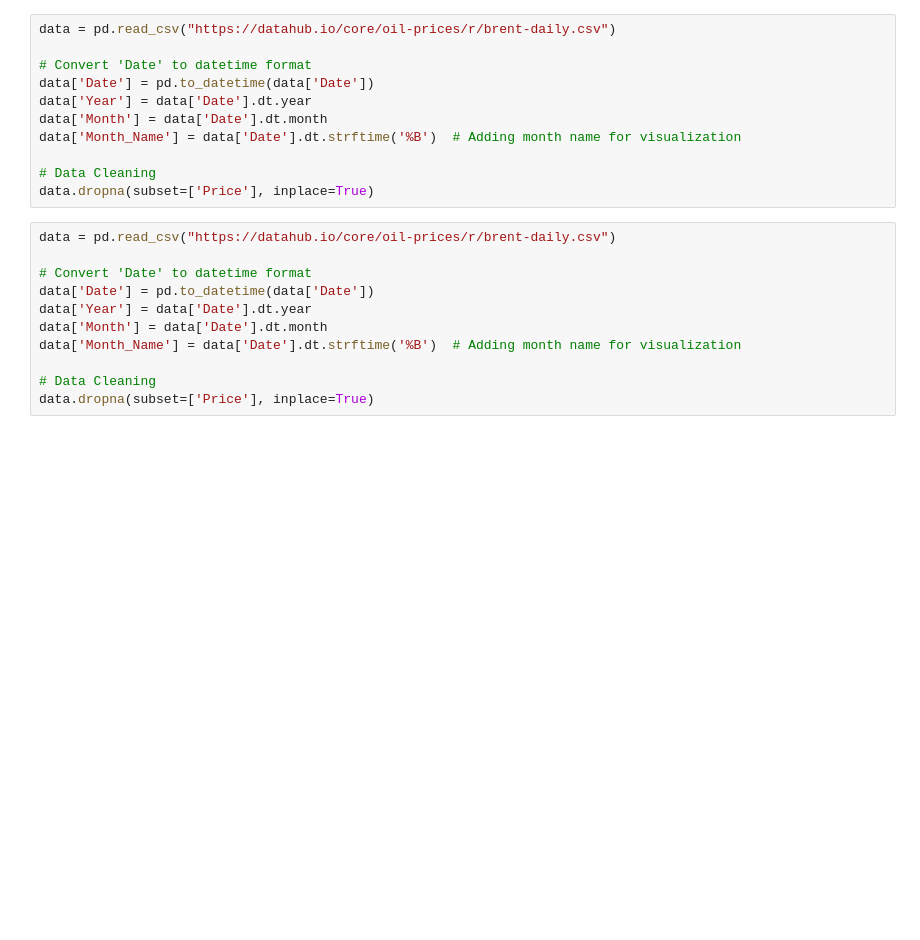
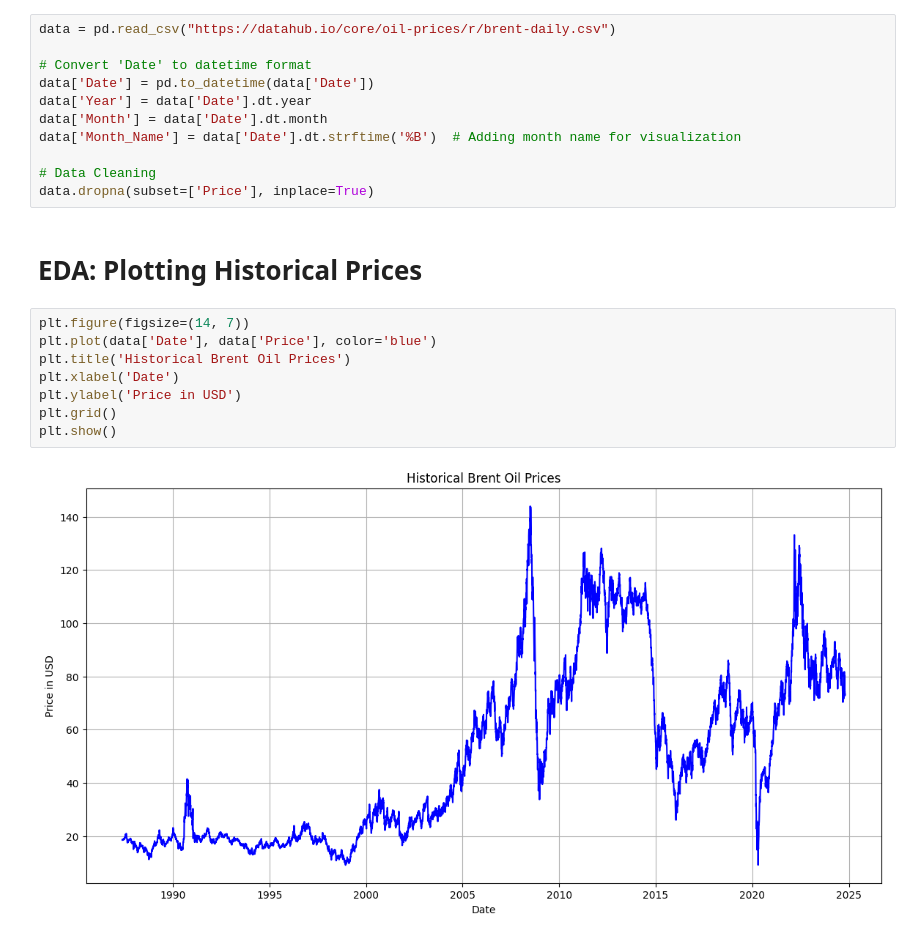
Before and after one commit to jivndzn/softdes-finals, a Jupyter notebook: notebooks/report.ipynb, the cells around one changed output. Saved outputs shown, nothing was run; the diff lists cells and outputs as text; blank space fills up the shorter version.

```diff
--- a/notebooks/report.ipynb
+++ b/notebooks/report.ipynb
@@ -22,14 +30,15 @@ data['Month_Name'] = data['Date'].dt.strftime('%B')  # Adding month name for vis
 
 # Data Cleaning
 data.dropna(subset=['Price'], inplace=True)
-# %%
-data = pd.read_csv("https://datahub.io/core/oil-prices/r/brent-daily.csv")
-
-# Convert 'Date' to datetime format
-data['Date'] = pd.to_datetime(data['Date'])
-data['Year'] = data['Date'].dt.year
-data['Month'] = data['Date'].dt.month
-data['Month_Name'] = data['Date'].dt.strftime('%B')  # Adding month name for visualization
-
-# Data Cleaning
-data.dropna(subset=['Price'], inplace=True)
+# %% [markdown]
+# EDA: Plotting Historical Prices
+# %%
+plt.figure(figsize=(14, 7))
+plt.plot(data['Date'], data['Price'], color='blue')
+plt.title('Historical Brent Oil Prices')
+plt.xlabel('Date')
+plt.ylabel('Price in USD')
+plt.grid()
+plt.show()
+# %% [output]
+[figure, added]
```
Also changed, not shown: parts of 16 cells of this notebook.
